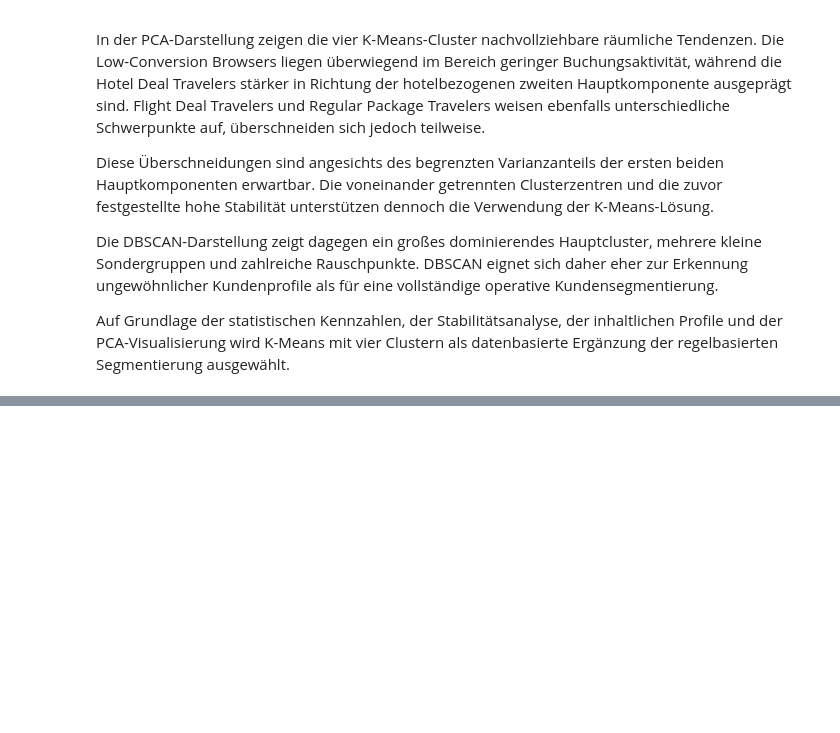
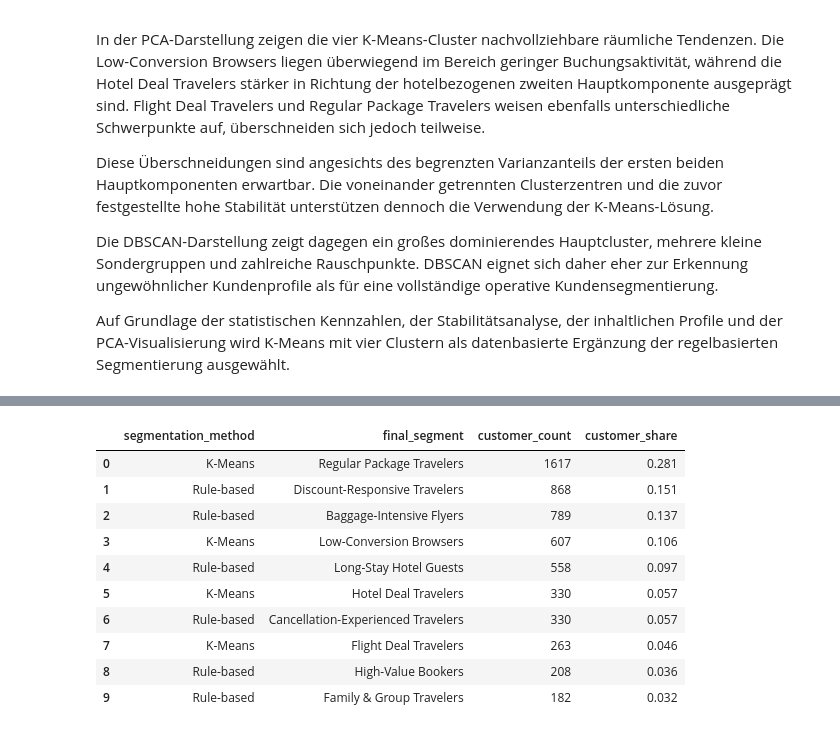
Before and after one commit to norawinkler/traveltide-customer-segmentation, a Jupyter notebook: notebooks/03_customer_segmentation.ipynb, the cells around one changed output, grey strips where cells are left out. Cells and saved outputs as stored; diff of their text form; code cells hidden in the pictures; blank space fills up the shorter version.

```diff
--- a/notebooks/03_customer_segmentation.ipynb
+++ b/notebooks/03_customer_segmentation.ipynb
@@ -2985,0 +3131,45 @@ ausgewählt.
+# %%
+# Finale Segmentgrößen berechnen
+
+final_segment_overview = (
+    final_customer_segments
+    .groupby(
+        [
+            "segmentation_method",
+            "final_segment"
+        ]
+    )
+    .size()
+    .rename("customer_count")
+    .reset_index()
+)
+
+
+final_segment_overview["customer_share"] = (
+    final_segment_overview["customer_count"]
+    / len(final_customer_segments)
+)
+
+
+final_segment_overview = (
+    final_segment_overview
+    .sort_values(
+        "customer_count",
+        ascending=False
+    )
+    .reset_index(drop=True)
+)
+
+display(final_segment_overview)
+# %% [output]
+|  | segmentation_method | final_segment | customer_count | customer_share |
+| 0 | K-Means | Regular Package Travelers | 1617 | 0.281 |
+| 1 | Rule-based | Discount-Responsive Travelers | 868 | 0.151 |
+| 2 | Rule-based | Baggage-Intensive Flyers | 789 | 0.137 |
+| 3 | K-Means | Low-Conversion Browsers | 607 | 0.106 |
+| 4 | Rule-based | Long-Stay Hotel Guests | 558 | 0.097 |
+| 5 | K-Means | Hotel Deal Travelers | 330 | 0.057 |
+| 6 | Rule-based | Cancellation-Experienced Travelers | 330 | 0.057 |
+| 7 | K-Means | Flight Deal Travelers | 263 | 0.046 |
+| 8 | Rule-based | High-Value Bookers | 208 | 0.036 |
+| 9 | Rule-based | Family & Group Travelers | 182 | 0.032 |
```
Also changed, not shown: parts of 10 cells of this notebook.
